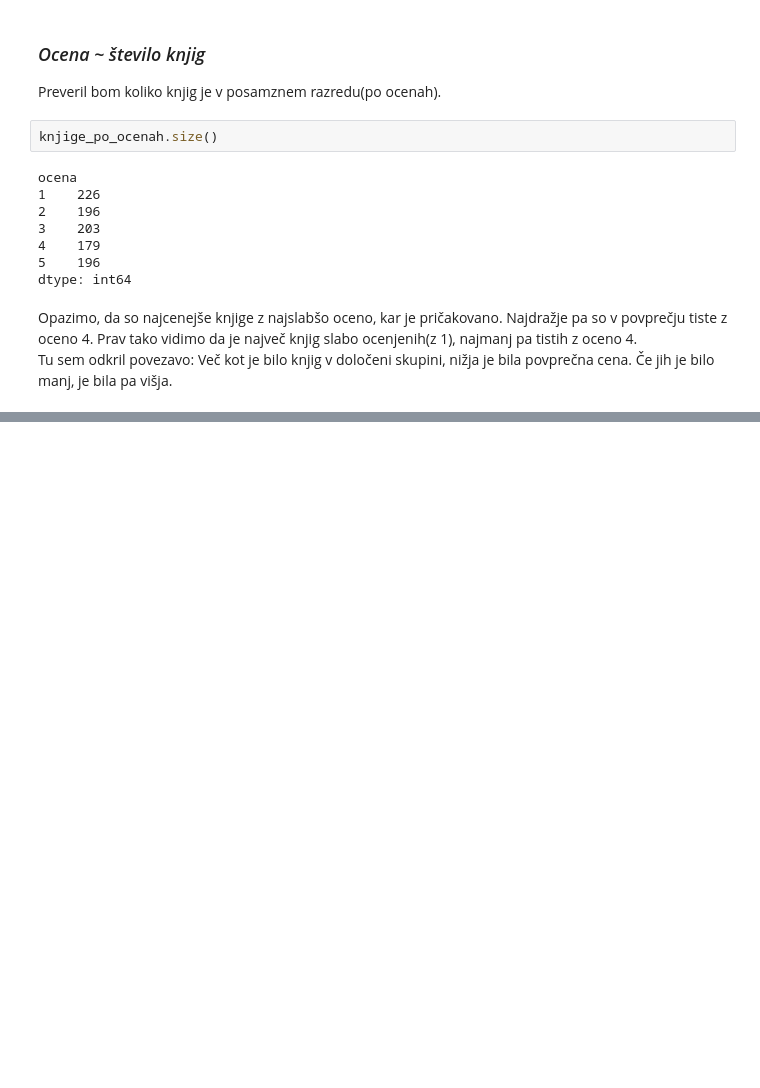
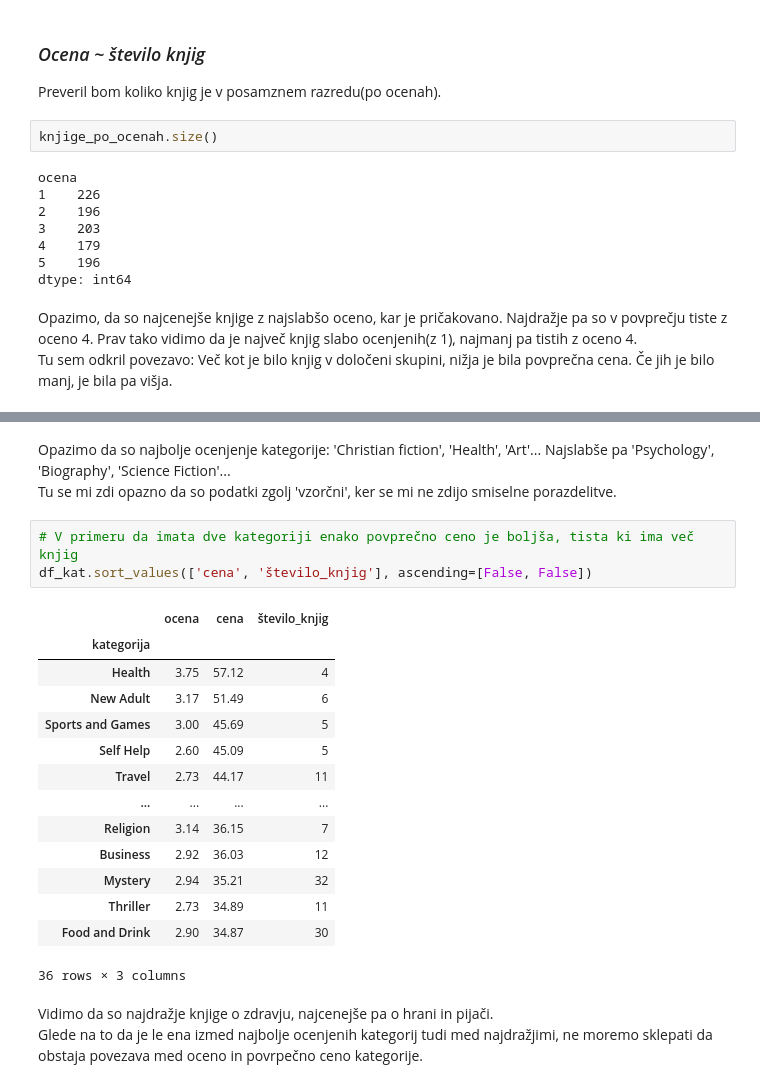
Before and after one commit to alanmarinic/Programiranje1-projektna, a Jupyter notebook: analiza.ipynb, the cells around one changed output, grey strips where cells are left out. Drawn from its saved outputs; the diff is of its cells as text; blank space fills up the shorter version.

```diff
--- a/analiza.ipynb
+++ b/analiza.ipynb
@@ -94,0 +114,26 @@ knjige_po_kategorijah
+# %% [markdown]
+Opazimo da so najbolje ocenjenje kategorije: 'Christian fiction', 'Health', 'Art'... Najslabše pa 'Psychology', 'Biography', 'Science Fiction'...
+<br>
+Tu se mi zdi opazno da so podatki zgolj 'vzorčni', ker se mi ne zdijo smiselne porazdelitve.
+# %%
+# V primeru da imata dve kategoriji enako povprečno ceno je boljša, tista ki ima več knjig
+df_kat.sort_values(['cena', 'število_knjig'], ascending=[False, False])
+# %% [output]
+|  | ocena | cena | število_knjig |
+| kategorija |  |  |  |
+| Health | 3.75 | 57.12 | 4 |
+| New Adult | 3.17 | 51.49 | 6 |
+| Sports and Games | 3.00 | 45.69 | 5 |
+| Self Help | 2.60 | 45.09 | 5 |
+| Travel | 2.73 | 44.17 | 11 |
+| ... | ... | ... | ... |
+| Religion | 3.14 | 36.15 | 7 |
+| Business | 2.92 | 36.03 | 12 |
+| Mystery | 2.94 | 35.21 | 32 |
+| Thriller | 2.73 | 34.89 | 11 |
+| Food and Drink | 2.90 | 34.87 | 30 |
+36 rows × 3 columns
+# %% [markdown]
+Vidimo da so najdražje knjige o zdravju, najcenejše pa o hrani in pijači.
+<br>
+Glede na to da je le ena izmed najbolje ocenjenih kategorij tudi med najdražjimi, ne moremo sklepati da obstaja povezava med oceno in povrpečno ceno kategorije.
```
Also changed, not shown: parts of 9 cells of this notebook, 1 other file.
